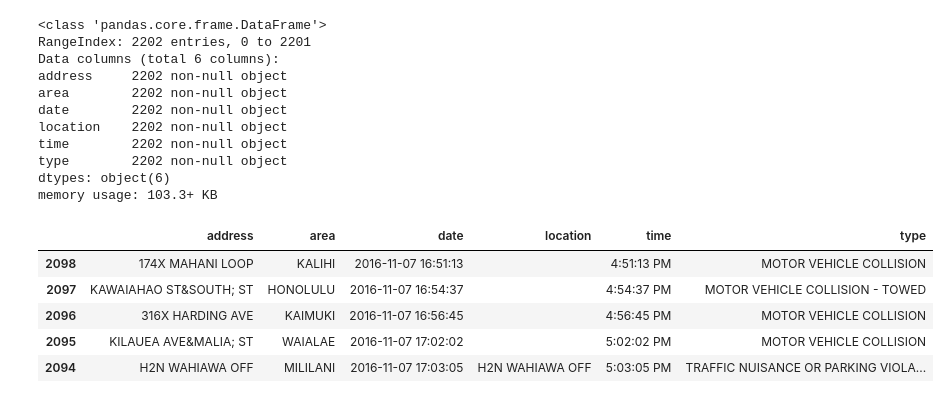
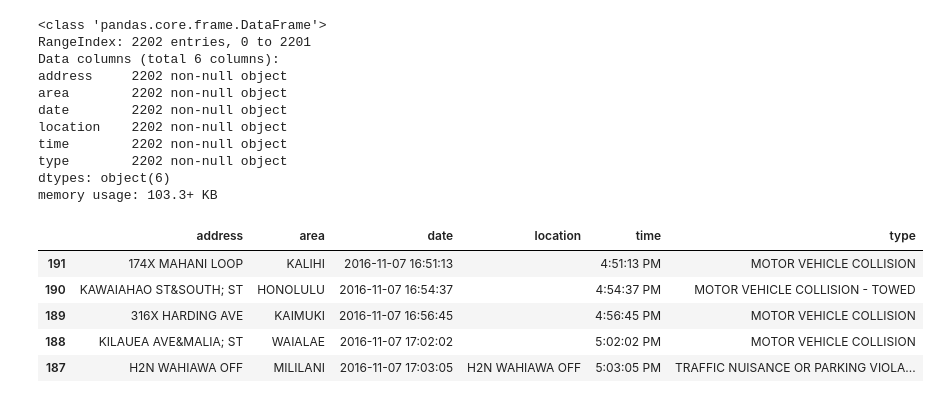
Before and after one commit to jlam17/CS505-Final-Project, a Jupyter notebook: preprocess_data.ipynb, the cells around one changed output. Drawn from its saved outputs; the diff is of its cells as text; code cells hidden in the pictures.

```diff
--- a/preprocess_data.ipynb
+++ b/preprocess_data.ipynb
@@ -38,18 +38,19 @@ dtypes: object(6)
 memory usage: 103.3+ KB
 # %%
 # Read csv, combine "date" and "time" column to a date object, and sort by "date" column
-df = pd.read_csv('master_dataset.csv', index_col='Unnamed: 0')
+#df = pd.read_csv('master_dataset.csv', index_col='Unnamed: 0')
+df = df_master
 df['date'] = df['date'].astype(str) + ' ' + df['time']
 df['date'] = pd.to_datetime(df['date'])
 df = df.sort_values(by='date')
 df.head()
 # %% [output]
 |  | address | area | date | location | time | type |
-| 2098 | 174X MAHANI LOOP | KALIHI | 2016-11-07 16:51:13 |  | 4:51:13 PM | MOTOR VEHICLE COLLISION |
-| 2097 | KAWAIAHAO ST&SOUTH; ST | HONOLULU | 2016-11-07 16:54:37 |  | 4:54:37 PM | MOTOR VEHICLE COLLISION - TOWED |
-| 2096 | 316X HARDING AVE | KAIMUKI | 2016-11-07 16:56:45 |  | 4:56:45 PM | MOTOR VEHICLE COLLISION |
-| 2095 | KILAUEA AVE&MALIA; ST | WAIALAE | 2016-11-07 17:02:02 |  | 5:02:02 PM | MOTOR VEHICLE COLLISION |
-| 2094 | H2N WAHIAWA OFF | MILILANI | 2016-11-07 17:03:05 | H2N WAHIAWA OFF | 5:03:05 PM | TRAFFIC NUISANCE OR PARKING VIOLA... |
+| 191 | 174X MAHANI LOOP | KALIHI | 2016-11-07 16:51:13 |  | 4:51:13 PM | MOTOR VEHICLE COLLISION |
+| 190 | KAWAIAHAO ST&SOUTH; ST | HONOLULU | 2016-11-07 16:54:37 |  | 4:54:37 PM | MOTOR VEHICLE COLLISION - TOWED |
+| 189 | 316X HARDING AVE | KAIMUKI | 2016-11-07 16:56:45 |  | 4:56:45 PM | MOTOR VEHICLE COLLISION |
+| 188 | KILAUEA AVE&MALIA; ST | WAIALAE | 2016-11-07 17:02:02 |  | 5:02:02 PM | MOTOR VEHICLE COLLISION |
+| 187 | H2N WAHIAWA OFF | MILILANI | 2016-11-07 17:03:05 | H2N WAHIAWA OFF | 5:03:05 PM | TRAFFIC NUISANCE OR PARKING VIOLA... |
 # %%
 # Initialize Google Maps
 api_key = 'AIzaSyCmr-ah82Xzb6uq2jOLlIFgek_CI7Mg4Uw'
```
Also changed, not shown: parts of 3 cells of this notebook, 2 other files.
